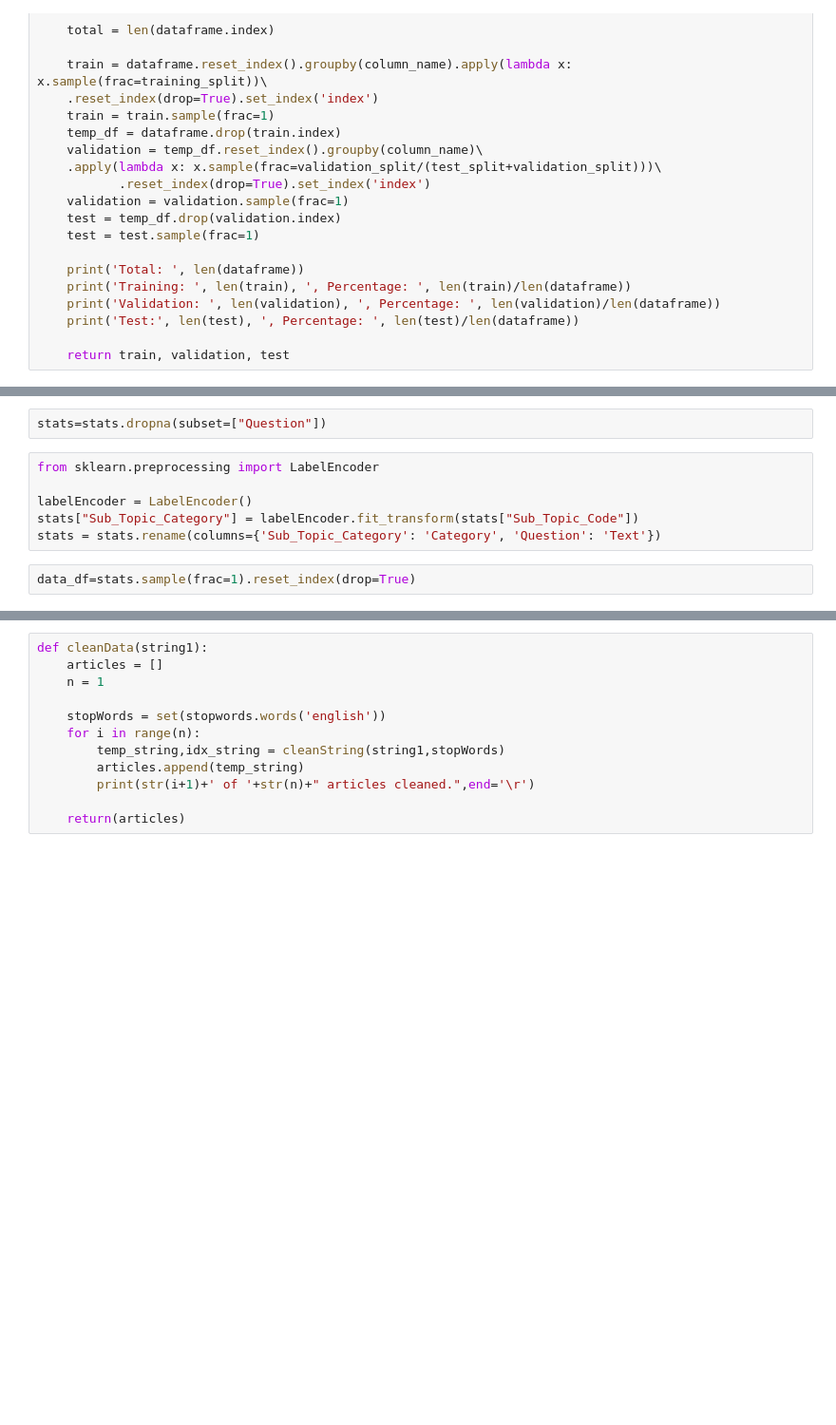
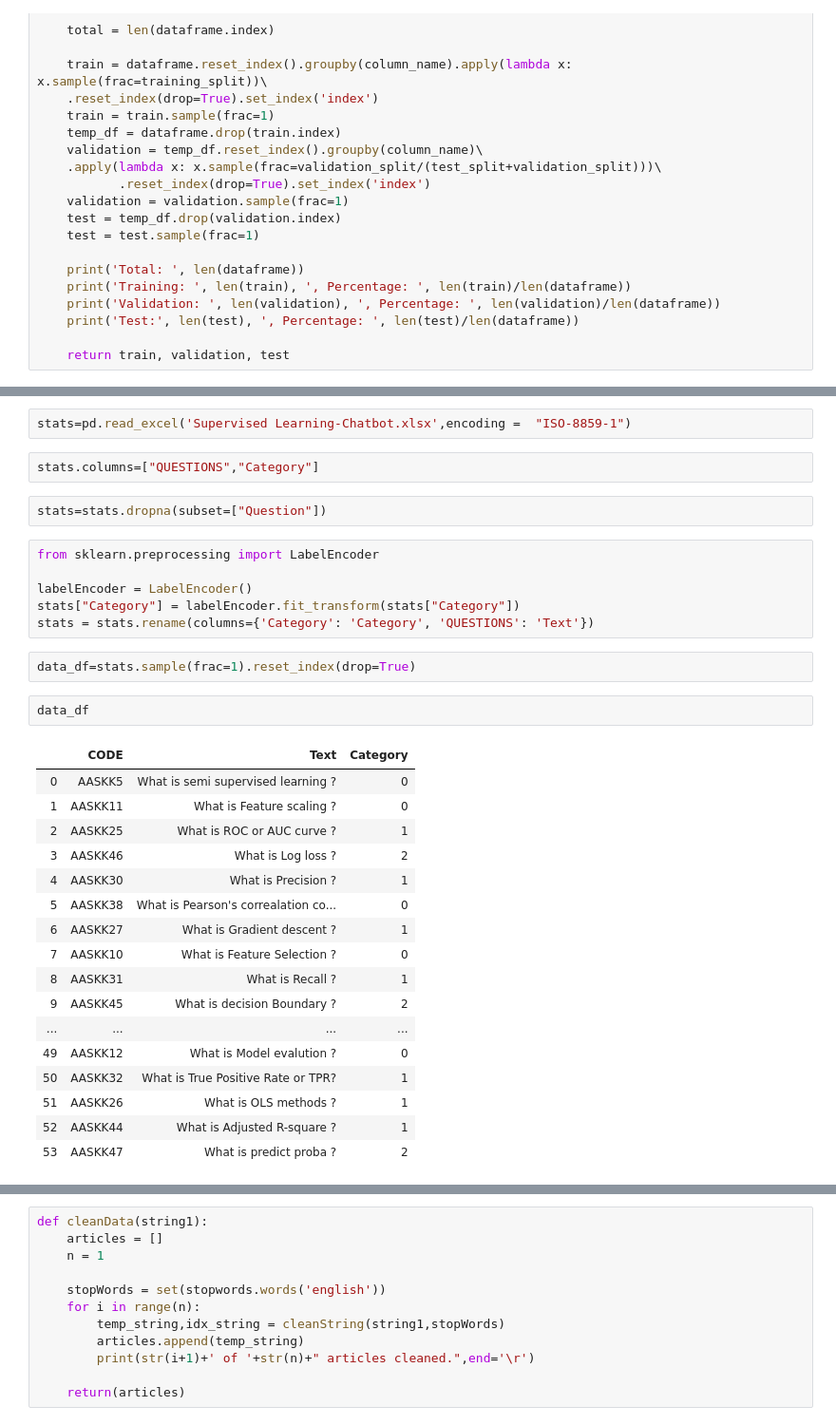
Before and after one commit to ayush1689/Mystic-Hackers-Chat-Bot, a Jupyter notebook: WorkingCodeHighAccuracy.ipynb, the cells around one changed output, grey strips where cells are left out. Shown: that part at 95% size. Drawn from its saved outputs; the diff is of its cells as text; blank space fills up the shorter version.

```diff
--- a/WorkingCodeHighAccuracy.ipynb
+++ b/WorkingCodeHighAccuracy.ipynb
@@ -98,13 +114,37 @@ stats
+# %%
+stats=pd.read_excel('Supervised Learning-Chatbot.xlsx',encoding =  "ISO-8859-1")
+# %%
+stats.columns=["QUESTIONS","Category"]
 # %%
 stats=stats.dropna(subset=["Question"])
 # %%
 from sklearn.preprocessing import LabelEncoder
 
 labelEncoder = LabelEncoder()
-stats["Sub_Topic_Category"] = labelEncoder.fit_transform(stats["Sub_Topic_Code"])
-stats = stats.rename(columns={'Sub_Topic_Category': 'Category', 'Question': 'Text'})
+stats["Category"] = labelEncoder.fit_transform(stats["Category"])
+stats = stats.rename(columns={'Category': 'Category', 'QUESTIONS': 'Text'})
 # %%
 data_df=stats.sample(frac=1).reset_index(drop=True)
+# %%
+data_df
+# %% [output]
+|  | CODE | Text | Category |
+| 0 | AASKK5 | What is semi supervised learning ? | 0 |
+| 1 | AASKK11 | What is Feature scaling ? | 0 |
+| 2 | AASKK25 | What is ROC or AUC curve ? | 1 |
+| 3 | AASKK46 | What is Log loss ? | 2 |
+| 4 | AASKK30 | What is Precision ? | 1 |
+| 5 | AASKK38 | What is Pearson's correalation co... | 0 |
+| 6 | AASKK27 | What is Gradient descent ? | 1 |
+| 7 | AASKK10 | What is Feature Selection ? | 0 |
+| 8 | AASKK31 | What is Recall ? | 1 |
+| 9 | AASKK45 | What is decision Boundary ? | 2 |
+| ... | ... | ... | ... |
+| 49 | AASKK12 | What is Model evalution ? | 0 |
+| 50 | AASKK32 | What is True Positive Rate or TPR? | 1 |
+| 51 | AASKK26 | What is OLS methods ? | 1 |
+| 52 | AASKK44 | What is Adjusted R-square ? | 1 |
+| 53 | AASKK47 | What is predict proba ? | 2 |
 # %%
 articles = []
 n = data_df['Text'].shape[0]
```
Also changed, not shown: parts of 7 cells of this notebook.
